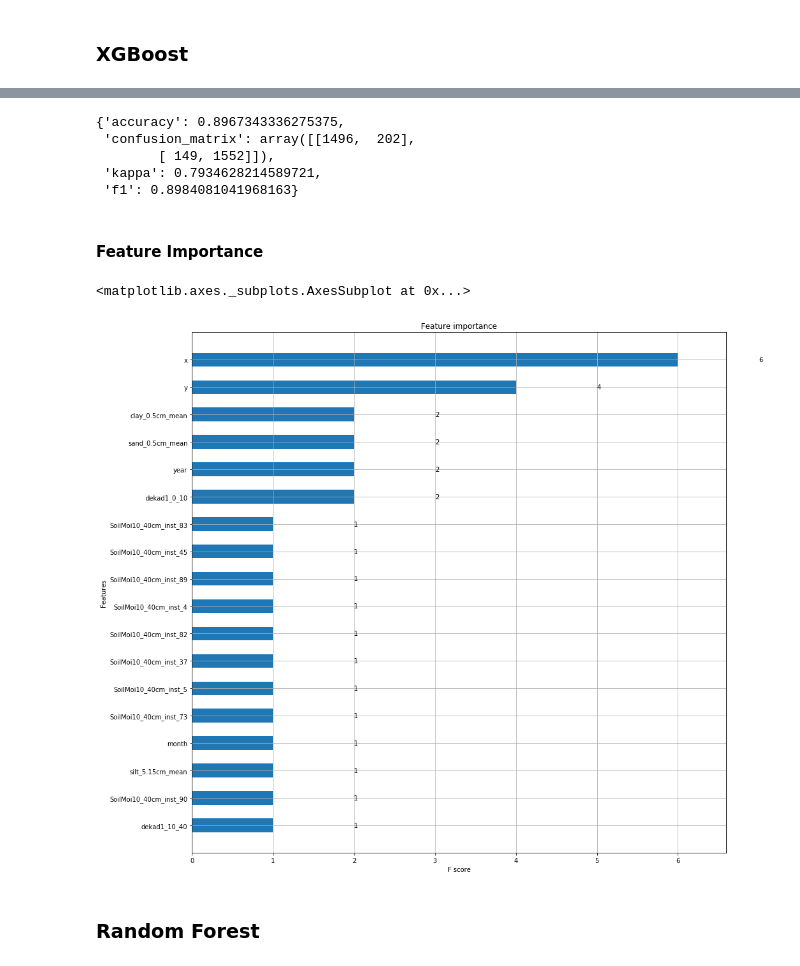
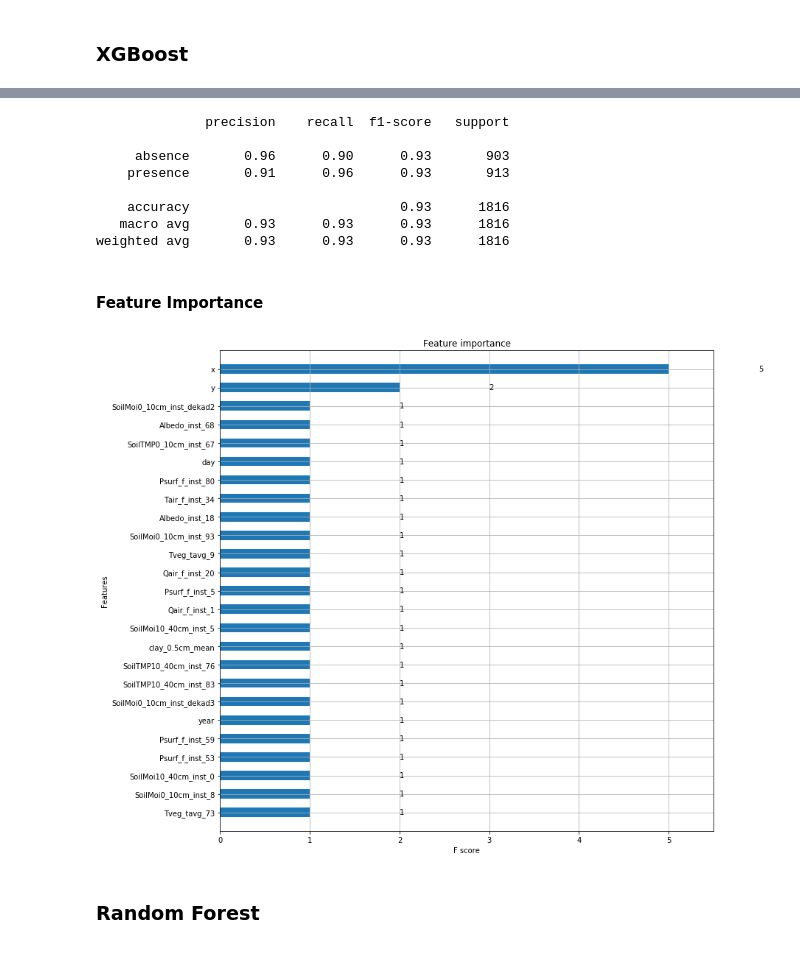
Before and after one commit to instadeepai/locust-predict, a Jupyter notebook: notebooks/Locust-Prediction-Modelling.ipynb, the cells around one changed output, grey strips where cells are left out. Saved outputs shown, nothing was run; the diff lists cells and outputs as text; code cells hidden in the pictures.

Commit message:
update prediction nb to use separate train and test

```diff
--- a/notebooks/Locust-Prediction-Modelling.ipynb
+++ b/notebooks/Locust-Prediction-Modelling.ipynb
@@ -57,3 +75,0 @@ assert not data.isnull().sum().sum()
-# %%
-target = data.presence
-data = data.drop(columns=["observation_date", "date", "Unnamed: 0.1", "presence", "country"])
@@ -63,0 +76,15 @@ np.histogram(target, 2)
+# %%
+drops = ["observation_date", "date", "Unnamed: 0.1", "presence"]
+
+def process_targets(data):
+    target = data.presence.copy()
+    data = data.drop(columns=drops)
+    counts = list(zip(*np.unique(target, return_counts=True)))
+    print("Counts:", counts)
+
+    # merge pseudo-absence and true absence
+    target.loc[target == 2] = 0
+    return data, target
+# %%
+data_train, train_target = process_targets(data_train)
+data_test, test_target = process_targets(data_test)
@@ -83,7 +113,8 @@ def evaluate(trues, preds):
 # %%
 # Probably should split data sooner
 seed = 111
-train_x, val_x, train_y, val_y = train_test_split(data, target, test_size=0.2, random_state=seed)
+train_x, val_x, train_y, val_y = train_test_split(
+    data_train, train_target, test_size=0.2, random_state=seed)
 # %% [markdown]
 ## Logistic Regression
 # %%
@@ -163,19 +198,22 @@ weighted avg       0.90      0.90      0.90      3399
-# %%
-xgb_results
-# %% [output]
-{'accuracy': 0.8967343336275375,
- 'confusion_matrix': array([[1496,  202],
-        [ 149, 1552]]),
- 'kappa': 0.7934628214589721,
- 'f1': 0.8984081041968163}
+# %%
+y_preds = model.predict(test_xgb).round(0)
+xgb_test_results = evaluate(test_target, y_preds)
+# %% [output]
+              precision    recall  f1-score   support
+
+     absence       0.96      0.90      0.93       903
+    presence       0.91      0.96      0.93       913
+
+    accuracy                           0.93      1816
+   macro avg       0.93      0.93      0.93      1816
+weighted avg       0.93      0.93      0.93      1816
 # %% [markdown]
 #### Feature Importance
 # %%
-f,a = plt.subplots(figsize=(15,15))
-xgb.plot_importance(model, height=0.5, figure=f, ax=a)
+f,a = plt.subplots(figsize=(12,12))
+xgb.plot_importance(model, height=0.5, figure=f, ax=a);
 # %% [output]
-<matplotlib.axes._subplots.AxesSubplot at 0x...>
-[figure, old version]
+[figure, new version]
 # %% [markdown]
 ### Random Forest
 # %%
```
Also changed, not shown: parts of 27 cells of this notebook.
